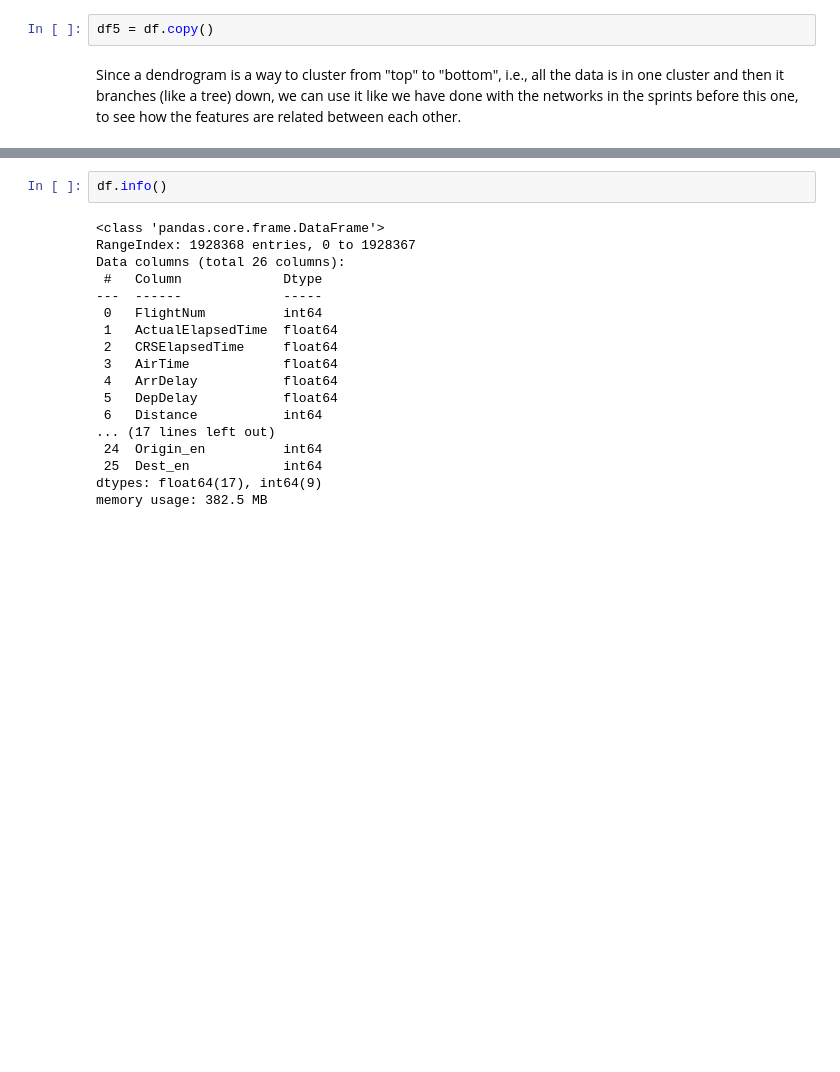
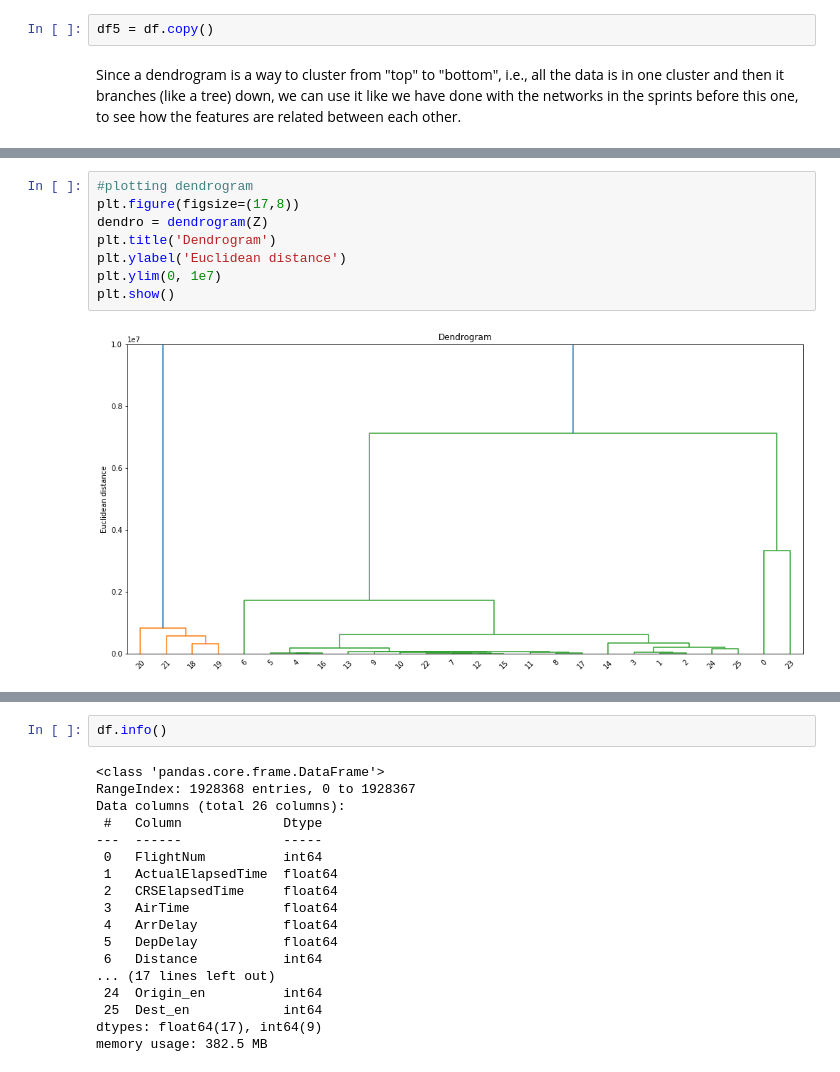
Before and after one commit to isaura-o/ITAcademia, a Jupyter notebook: Sprint11/S11T01_Clustering.ipynb, the cells around one changed output, grey strips where cells are left out. Saved outputs shown, nothing was run; the diff lists cells and outputs as text; blank space fills up the shorter version.

```diff
--- a/Sprint11/S11T01_Clustering.ipynb
+++ b/Sprint11/S11T01_Clustering.ipynb
@@ -636,0 +636,10 @@ plt.show()
+# %%
+#plotting dendrogram
+plt.figure(figsize=(17,8))
+dendro = dendrogram(Z)
+plt.title('Dendrogram')
+plt.ylabel('Euclidean distance')
+plt.ylim(0, 1e7)
+plt.show()
+# %% [output]
+[figure, added]
```
Also changed, not shown: parts of 5 cells of this notebook.
